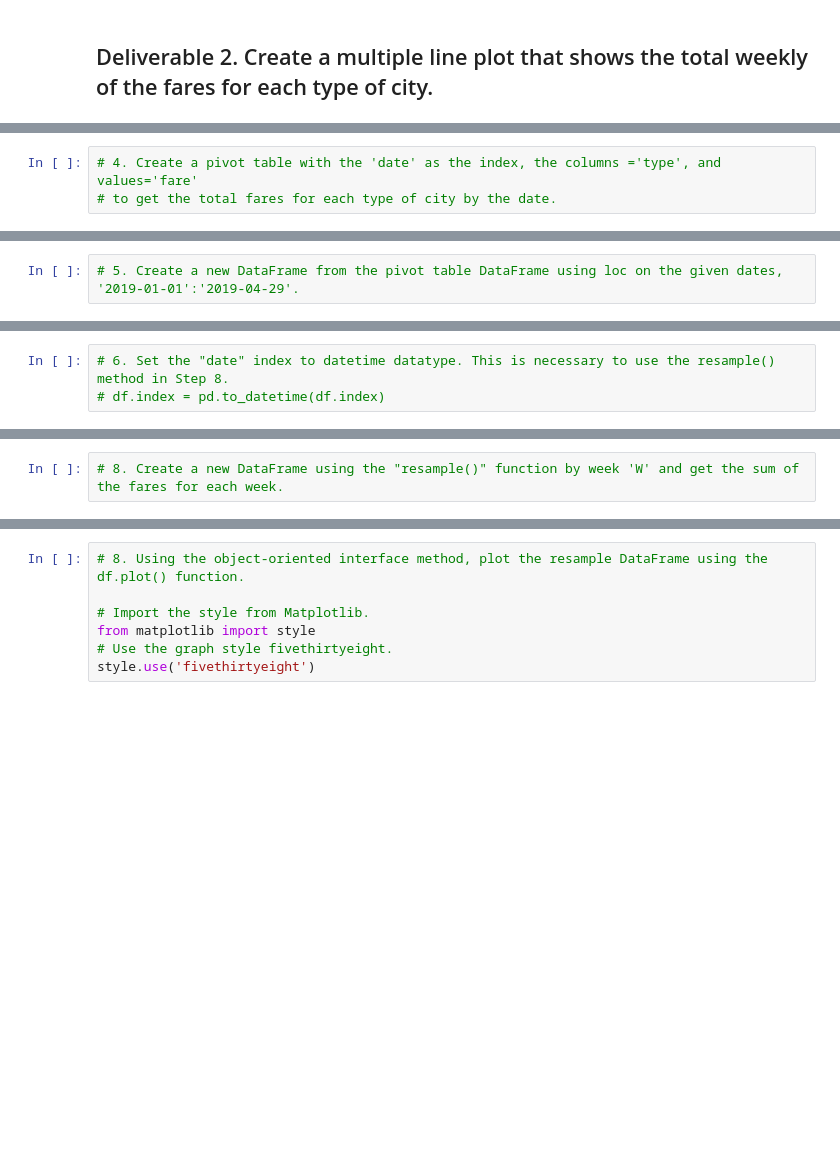
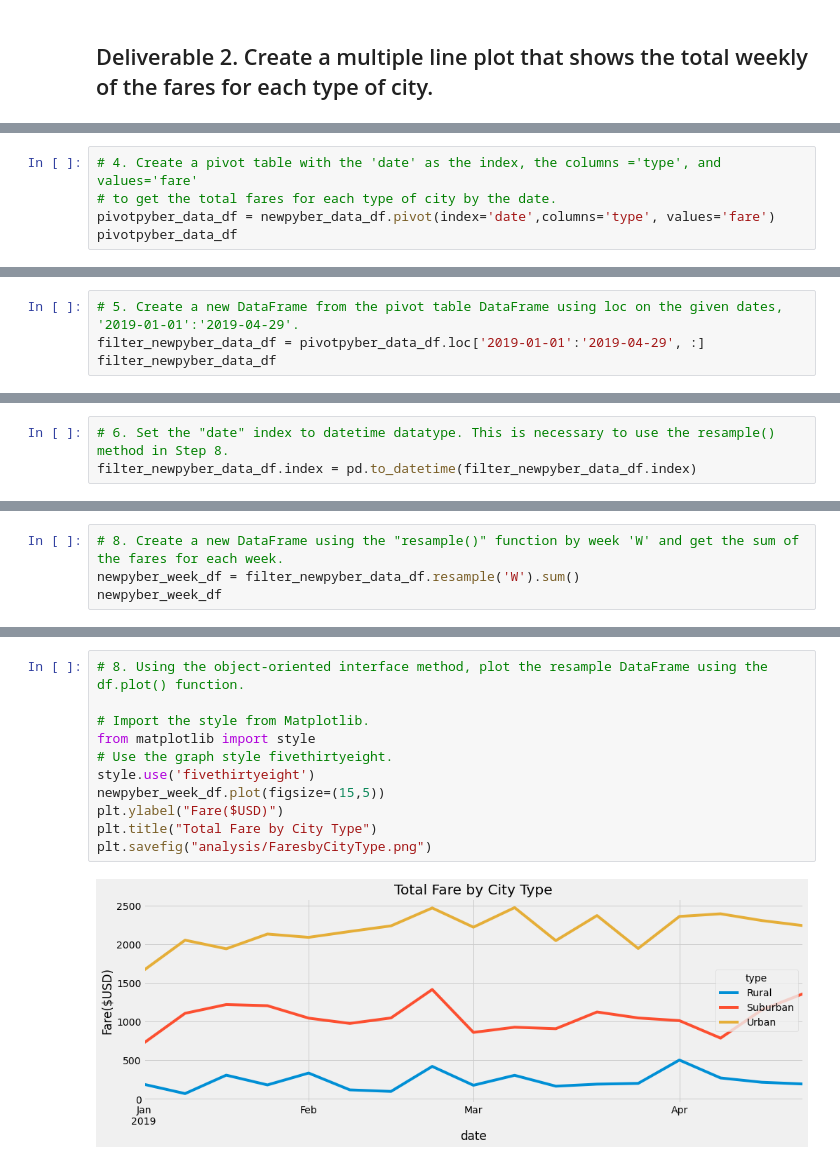
Before and after one commit to alosmad/PyBer_Analysis, a Jupyter notebook: PyBer_Challenge.ipynb, the cells around one changed output, grey strips where cells are left out. Cells and saved outputs as stored; diff of their text form; blank space fills up the shorter version.

```diff
--- a/PyBer_Challenge.ipynb
+++ b/PyBer_Challenge.ipynb
@@ -127,3 +169,5 @@ pybersummary_df
 # %%
 # 4. Create a pivot table with the 'date' as the index, the columns ='type', and values='fare'
 # to get the total fares for each type of city by the date.
+pivotpyber_data_df = newpyber_data_df.pivot(index='date',columns='type', values='fare')
+pivotpyber_data_df
@@ -130,2 +189,4 @@ pybersummary_df
 # %%
 # 5. Create a new DataFrame from the pivot table DataFrame using loc on the given dates, '2019-01-01':'2019-04-29'.
+filter_newpyber_data_df = pivotpyber_data_df.loc['2019-01-01':'2019-04-29', :]
+filter_newpyber_data_df
@@ -132,5 +208,5 @@ pybersummary_df
 # %%
 # 6. Set the "date" index to datetime datatype. This is necessary to use the resample() method in Step 8.
-# df.index = pd.to_datetime(df.index)
+filter_newpyber_data_df.index = pd.to_datetime(filter_newpyber_data_df.index)
 # %%
 # 7. Check that the datatype for the index is datetime using df.info()
@@ -137,2 +225,4 @@ pybersummary_df
 # %%
 # 8. Create a new DataFrame using the "resample()" function by week 'W' and get the sum of the fares for each week.
+newpyber_week_df = filter_newpyber_data_df.resample('W').sum()
+newpyber_week_df
@@ -139,7 +249,13 @@ pybersummary_df
 # %%
 # 8. Using the object-oriented interface method, plot the resample DataFrame using the df.plot() function.
 
 # Import the style from Matplotlib.
 from matplotlib import style
 # Use the graph style fivethirtyeight.
 style.use('fivethirtyeight')
+newpyber_week_df.plot(figsize=(15,5))
+plt.ylabel("Fare($USD)")
+plt.title("Total Fare by City Type")
+plt.savefig("analysis/FaresbyCityType.png")
+# %% [output]
+[figure, added]
```
Also changed, not shown: parts of 9 cells of this notebook.
